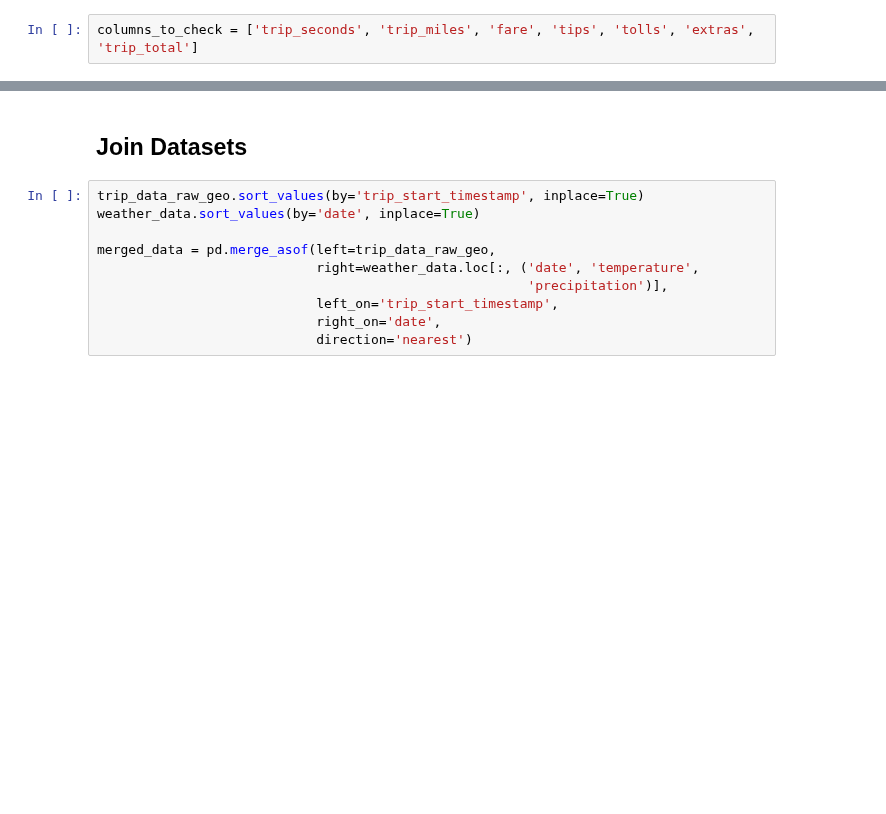
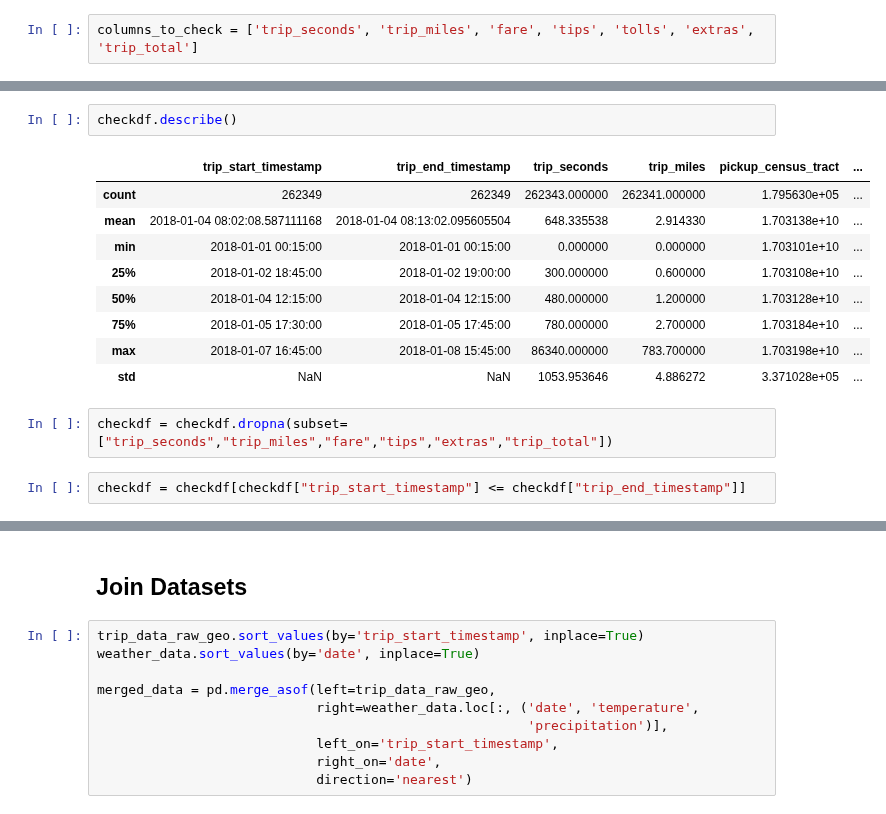
Before and after one commit to ltempfli/AAA-AIbertus-Magnus, a Jupyter notebook: tasks/01_Data_Preparation.ipynb, the cells around one changed output, grey strips where cells are left out. Drawn from its saved outputs; the diff is of its cells as text; blank space fills up the shorter version.

```diff
--- a/tasks/01_Data_Preparation.ipynb
+++ b/tasks/01_Data_Preparation.ipynb
@@ -746,0 +727,16 @@ print(len(trip_data_raw_geo))
+# %%
+checkdf.describe()
+# %% [output]
+|  | trip_start_timestamp | trip_end_timestamp | trip_seconds | trip_miles | pickup_census_tract | ... |
+| count | 262349 | 262349 | 262343.000000 | 262341.000000 | 1.795630e+05 | ... |
+| mean | 2018-01-04 08:02:08.587111168 | 2018-01-04 08:13:02.095605504 | 648.335538 | 2.914330 | 1.703138e+10 | ... |
+| min | 2018-01-01 00:15:00 | 2018-01-01 00:15:00 | 0.000000 | 0.000000 | 1.703101e+10 | ... |
+| 25% | 2018-01-02 18:45:00 | 2018-01-02 19:00:00 | 300.000000 | 0.600000 | 1.703108e+10 | ... |
+| 50% | 2018-01-04 12:15:00 | 2018-01-04 12:15:00 | 480.000000 | 1.200000 | 1.703128e+10 | ... |
+| 75% | 2018-01-05 17:30:00 | 2018-01-05 17:45:00 | 780.000000 | 2.700000 | 1.703184e+10 | ... |
+| max | 2018-01-07 16:45:00 | 2018-01-08 15:45:00 | 86340.000000 | 783.700000 | 1.703198e+10 | ... |
+| std | NaN | NaN | 1053.953646 | 4.886272 | 3.371028e+05 | ... |
+# %%
+checkdf = checkdf.dropna(subset=["trip_seconds","trip_miles","fare","tips","extras","trip_total"])
+# %%
+checkdf = checkdf[checkdf["trip_start_timestamp"] <= checkdf["trip_end_timestamp"]]
```
Also changed, not shown: parts of 38 cells of this notebook.
